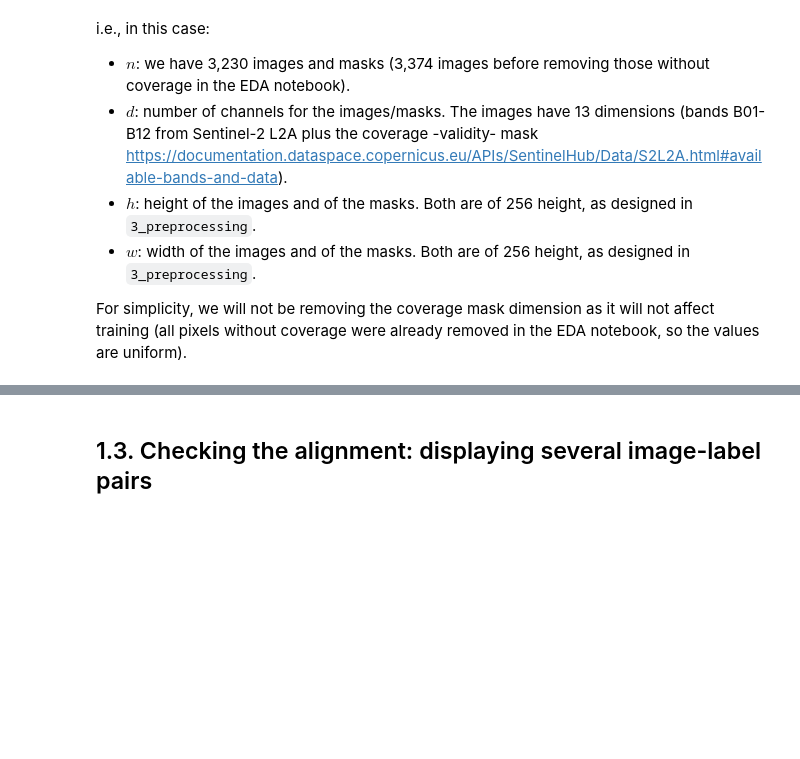
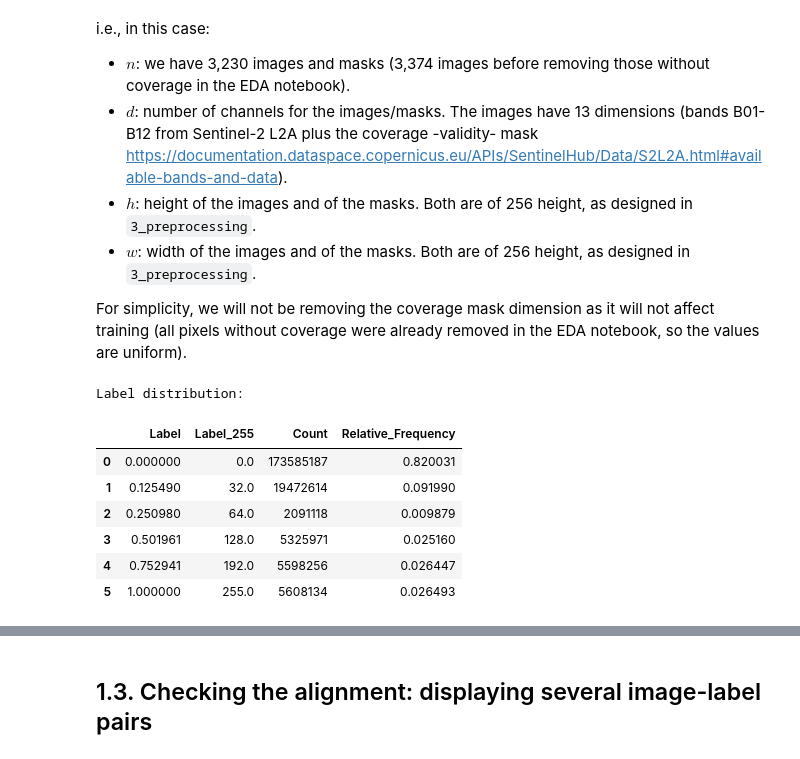
Before and after one commit to pablo-fdz/DL_improc_final_project, a Jupyter notebook: 4_1_training_and_validation_S2.ipynb, the cells around one changed output, grey strips where cells are left out. Saved outputs shown, nothing was run; the diff lists cells and outputs as text; code cells hidden in the pictures; blank space fills up the shorter version.

Commit message:
Added clarifications about assignment of labels in training notebooks

```diff
--- a/4_1_training_and_validation_S2.ipynb
+++ b/4_1_training_and_validation_S2.ipynb
@@ -153,3 +153,28 @@ i.e., in this case:
 - $w$: width of the images and of the masks. Both are of 256 height, as designed in `3_preprocessing`.
 
 For simplicity, we will not be removing the coverage mask dimension as it will not affect training (all pixels without coverage were already removed in the EDA notebook, so the values are uniform).
+# %%
+# Check the relative frequency of pixel values in the labels
+unique, counts = torch.unique(labels_raw, return_counts=True)
+
+# Convert to numpy for easier handling
+unique_np = unique.cpu().numpy()
+unique_np_255 = unique_np * 255  # Multiply counts by 255 to convert them back to the original scale
+counts_np = counts.cpu().numpy()
+relative_frequency = counts_np / counts_np.sum()  # Compute the relative frequency
+
+# Create a DataFrame for better visualization
+label_distribution = pd.DataFrame({'Label': unique_np, 'Label_255': unique_np_255, 'Count': counts_np, 'Relative_Frequency': relative_frequency})
+
+# Print the label distribution
+print("Label distribution:")
+display(label_distribution)
+# %% [output]
+Label distribution:
+|  | Label | Label_255 | Count | Relative_Frequency |
+| 0 | 0.000000 | 0.0 | 173585187 | 0.820031 |
+| 1 | 0.125490 | 32.0 | 19472614 | 0.091990 |
+| 2 | 0.250980 | 64.0 | 2091118 | 0.009879 |
+| 3 | 0.501961 | 128.0 | 5325971 | 0.025160 |
+| 4 | 0.752941 | 192.0 | 5598256 | 0.026447 |
+| 5 | 1.000000 | 255.0 | 5608134 | 0.026493 |
```
Also changed, not shown: parts of 1 cell of this notebook, 1 other file.
